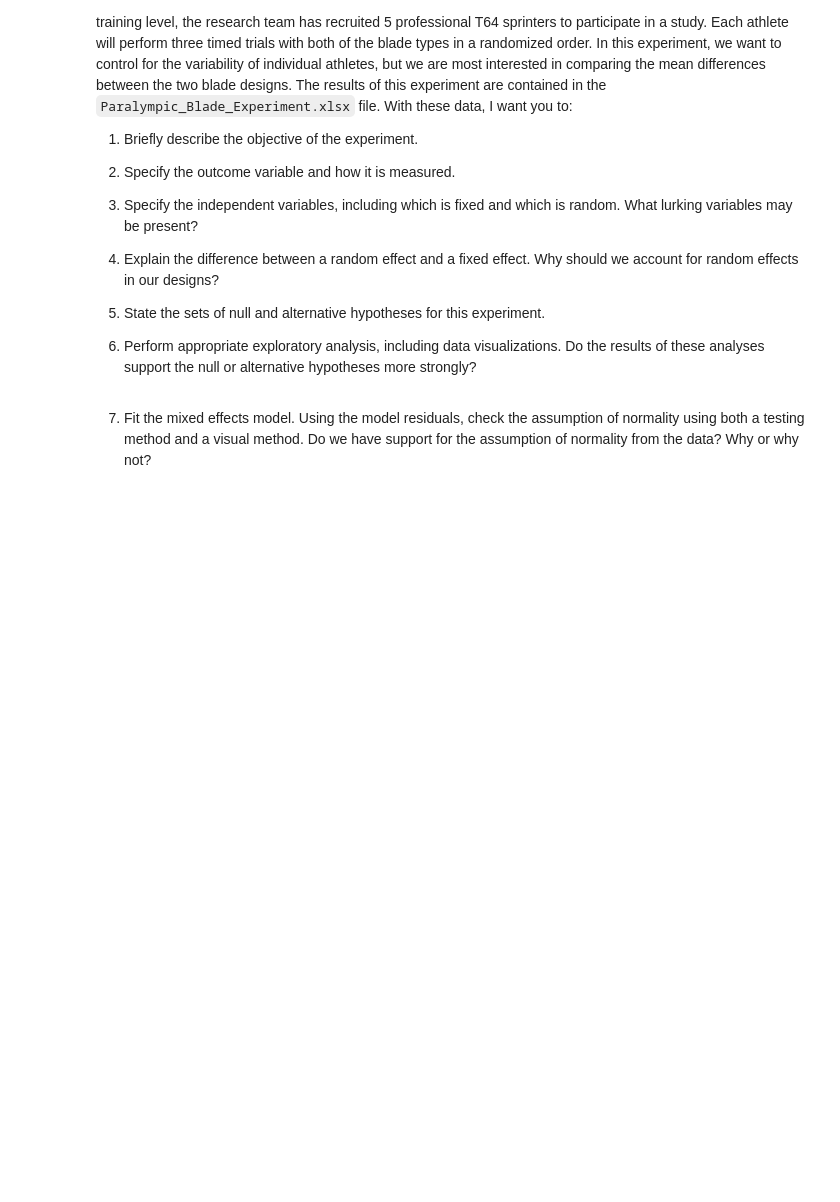
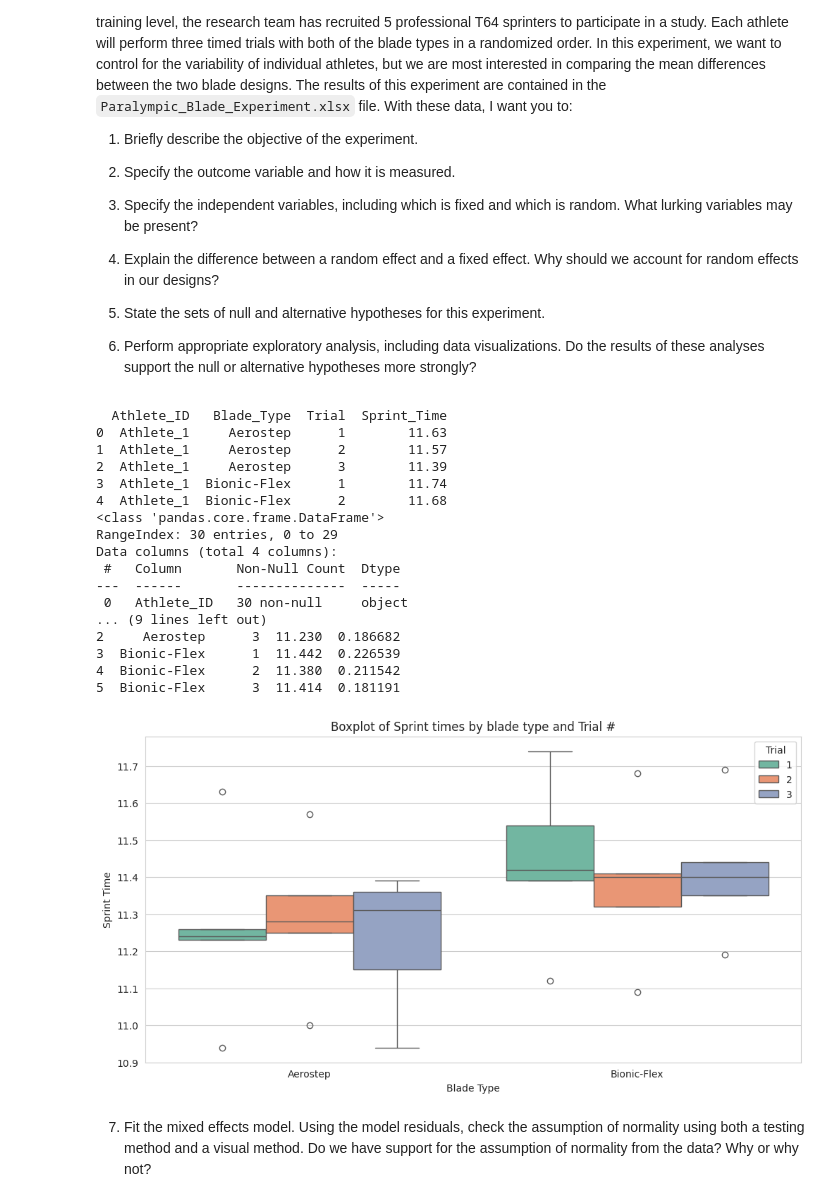
Before and after one commit to DesyneMartinez/STAT-7220-Applied-Experimental-Design, a Jupyter notebook: Assignments/HW4/HW4.ipynb, the cells around one changed output. Saved outputs shown, nothing was run; the diff lists cells and outputs as text; code cells hidden in the pictures; blank space fills up the shorter version.

```diff
--- a/Assignments/HW4/HW4.ipynb
+++ b/Assignments/HW4/HW4.ipynb
@@ -76,6 +76,62 @@ Because sprint performance is highly dependent on an individual athlete’s biom
 6.  Perform appropriate exploratory analysis, including data visualizations. Do the results of these analyses support the null or alternative hypotheses more strongly?
 # %%
 ## Question 6 Code ##
+## Import Libraries ##
+import pandas as pd
+import numpy as np
+import statsmodels.api as sm
+from statsmodels.formula.api import ols
+from scipy import stats
+from statsmodels.stats.multicomp import pairwise_tukeyhsd
+from statsmodels.stats.diagnostic import het_breuschpagan
+import matplotlib.pyplot as plt
+import seaborn as sns
+
+## Import Data ##
+
+Para = pd.read_excel("/content/STAT-7220-Applied-Experimental-Design/Assignments/HW4/STAT Paralympic_Blade_Experiment.xlsx")
+
+## Evaluate Data Integrity ##
+
+print(Para.head())
+print(Para.info())
+
+## Calculate Means and SDs by Blade type and Trial ##
+
+Para_stats = Para.groupby(['Blade_Type', 'Trial'])['Sprint_Time'].agg(['mean', 'std']).reset_index()
+print(Para_stats)
+
+## Visualize Data using Boxplots ##
+
+## Visualize Data using Boxplots ##
+
+sns.set_style("whitegrid") # Use a clean background
+plt.figure(figsize=(12, 6))
+sns.boxplot(x='Blade_Type', y='Sprint_Time', hue='Trial', data=Para, palette='Set2')
+plt.title('Boxplot of Sprint times by blade type and Trial #')
+plt.xlabel('Blade Type')
+plt.ylabel('Sprint Time')
+plt.legend(title='Trial')
+plt.show()
+# %% [output]
+  Athlete_ID   Blade_Type  Trial  Sprint_Time
+0  Athlete_1     Aerostep      1        11.63
+1  Athlete_1     Aerostep      2        11.57
+2  Athlete_1     Aerostep      3        11.39
+3  Athlete_1  Bionic-Flex      1        11.74
+4  Athlete_1  Bionic-Flex      2        11.68
+<class 'pandas.core.frame.DataFrame'>
+RangeIndex: 30 entries, 0 to 29
+Data columns (total 4 columns):
+ #   Column       Non-Null Count  Dtype
+---  ------       --------------  -----
+ 0   Athlete_ID   30 non-null     object
+... (9 lines left out)
+2     Aerostep      3  11.230  0.186682
+3  Bionic-Flex      1  11.442  0.226539
+4  Bionic-Flex      2  11.380  0.211542
+5  Bionic-Flex      3  11.414  0.181191
+[figure, added]
 # %% [markdown]
 7. Fit the mixed effects model. Using the model residuals, check the assumption of normality using both a testing method and a visual method. Do we have support for the assumption of normality from the data? Why or why not?
 # %%
```
Also changed, not shown: parts of 3 cells of this notebook.
